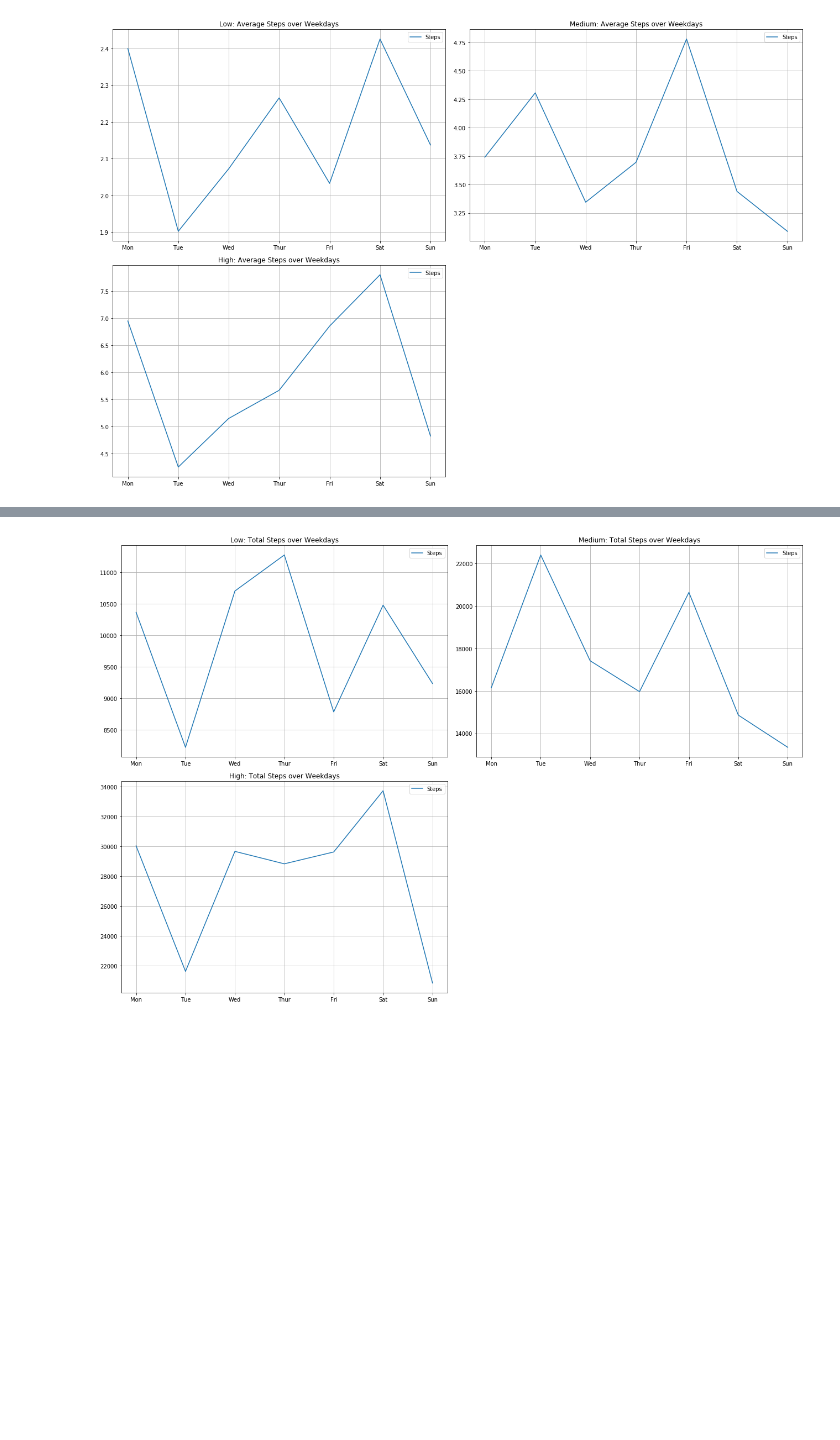
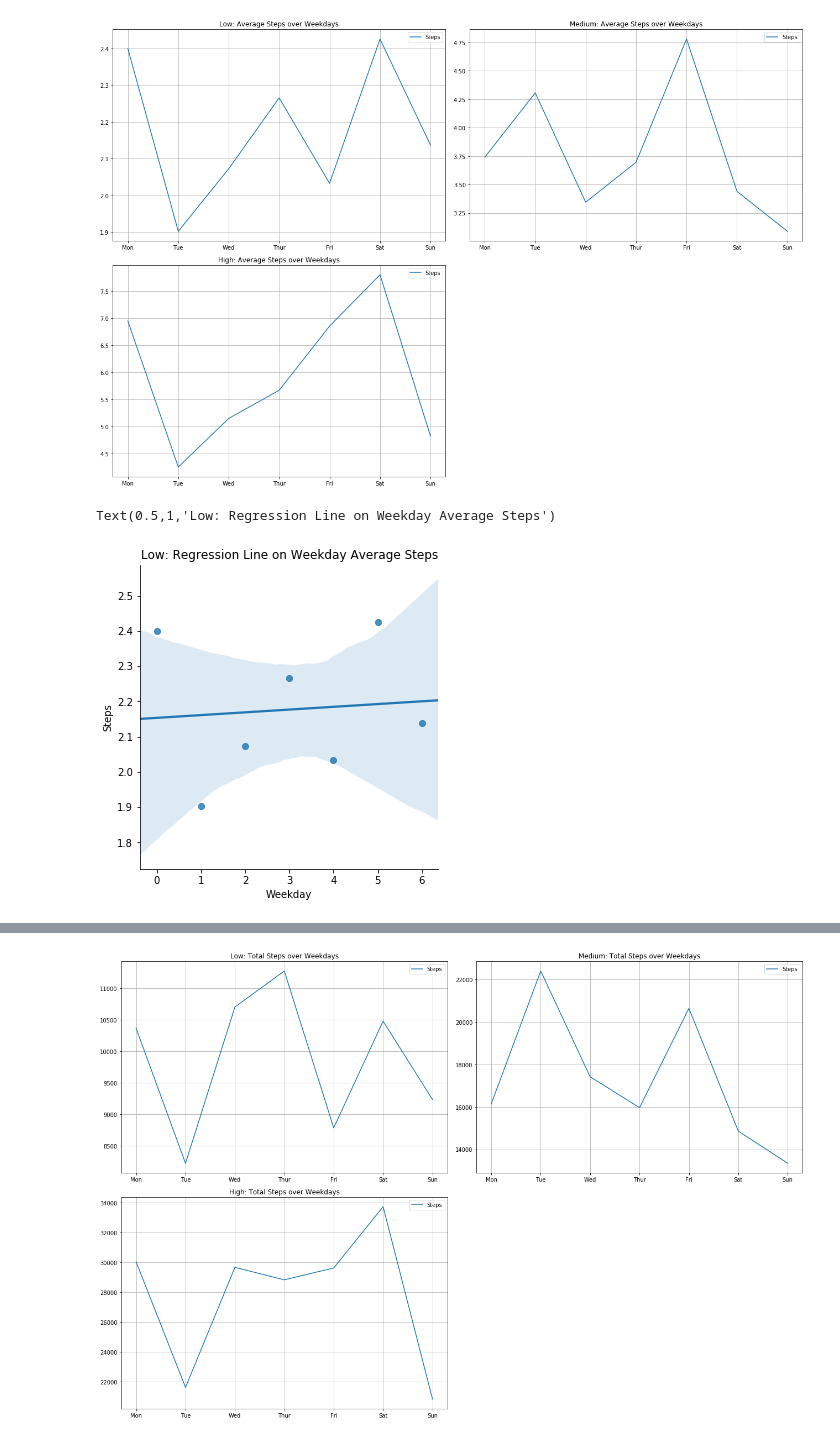
Before and after one commit to dddragons/time-data-viz-test, a Jupyter notebook: patient-low-medium-high-physical-activity-patterns.ipynb, the cells around one changed output, grey strips where cells are left out. Drawn from its saved outputs; the diff is of its cells as text; code cells hidden in the pictures; blank space fills up the shorter version.

Commit message:
low medium high pattners

```diff
--- a/patient-low-medium-high-physical-activity-patterns.ipynb
+++ b/patient-low-medium-high-physical-activity-patterns.ipynb
@@ -622,3 +622,20 @@ plt.grid()
 plt.tight_layout()
 # %% [output]
 [figure]
+# %%
+by_weekday_low = dflow[['Steps']].groupby(dflow.index.dayofweek).mean()
+by_weekday_low['Weekday'] = np.arange(7)
+by_weekday_low['Group'] = ['Low'] * 7
+by_weekday_medium = dfmedium[['Steps']].groupby(dfmedium.index.dayofweek).mean()
+by_weekday_medium['Weekday'] = np.arange(7)
+by_weekday_medium['Group'] = ['Medium'] * 7
+by_weekday_high = dfhigh[['Steps']].groupby(dfhigh.index.dayofweek).mean()
+by_weekday_high['Weekday'] = np.arange(7)
+by_weekday_high['Group'] = ['High'] * 7
+by_weekday_all = pd.concat([by_weekday_low, by_weekday_medium, by_weekday_high])
+# %%
+sns.lmplot(x = 'Weekday', y='Steps',data=by_weekday_low,fit_reg=True, )
+plt.title("Low: Regression Line on Weekday Average Steps")
+# %% [output]
+Text(0.5,1,'Low: Regression Line on Weekday Average Steps')
+[figure, added]
```
Also changed, not shown: parts of 8 cells of this notebook.
